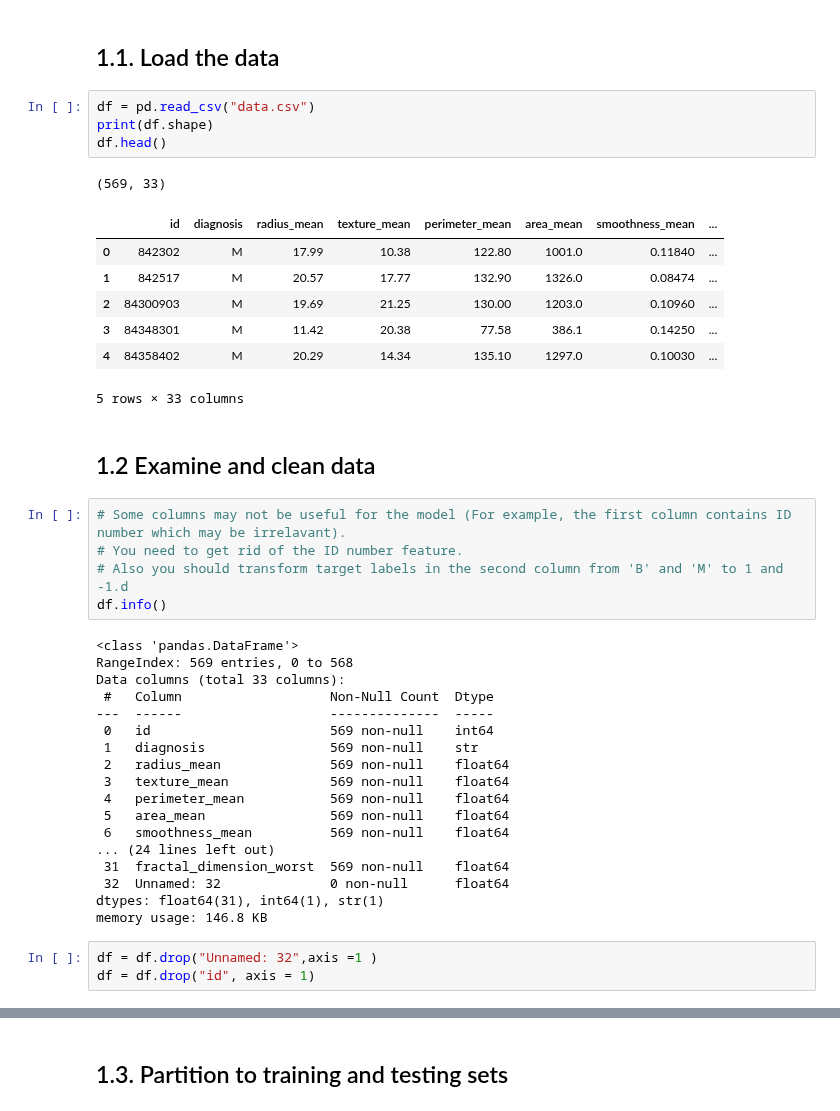
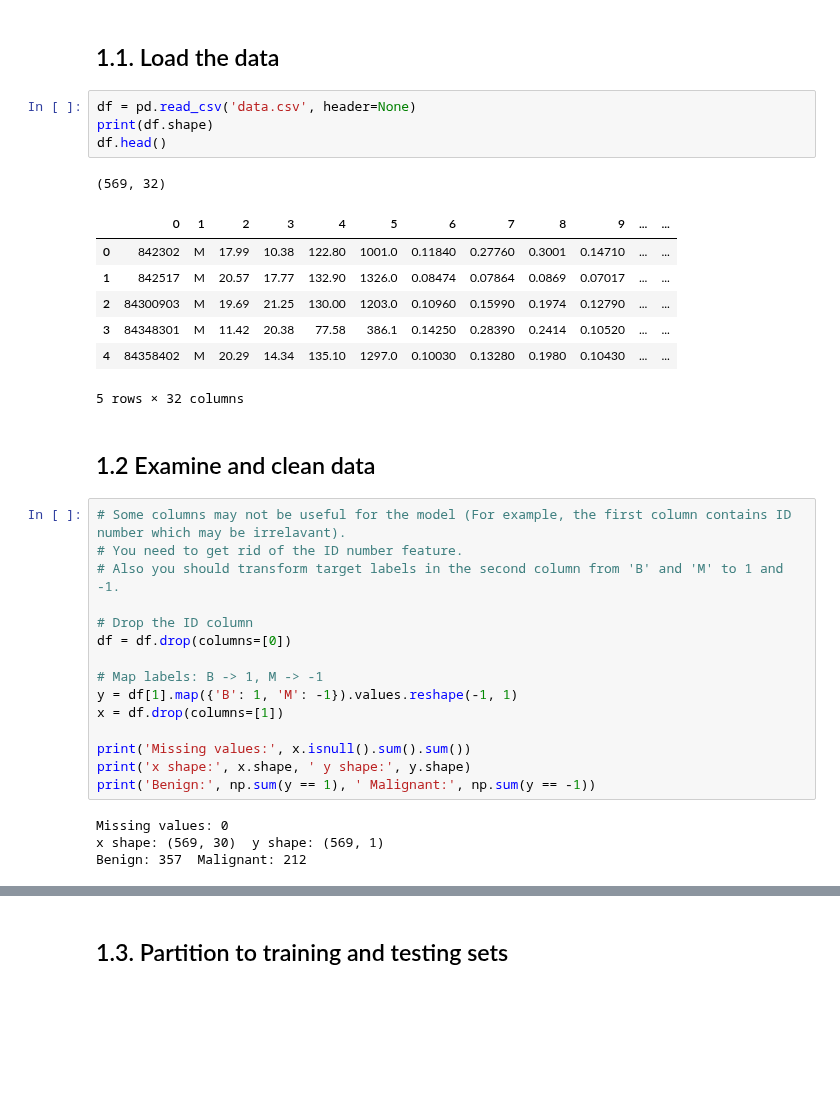
Before and after one commit to MandarBavdane/CS583-DL, a Jupyter notebook: Assignment_1/Logistic_Regression_with_Numpy-1_Solution.ipynb, the cells around one changed output, grey strips where cells are left out. Drawn from its saved outputs; the diff is of its cells as text; blank space fills up the shorter version.

Commit message:
data updated and working on Logistic Regression with Numpy

```diff
--- a/Assignment_1/Logistic_Regression_with_Numpy-1_Solution.ipynb
+++ b/Assignment_1/Logistic_Regression_with_Numpy-1_Solution.ipynb
@@ -37,43 +33,36 @@ from sklearn.model_selection import KFold
 # %% [markdown]
 ## 1.1. Load the data
 # %%
-df = pd.read_csv("data.csv")
+df = pd.read_csv('data.csv', header=None)
 print(df.shape)
 df.head()
 # %% [output]
-(569, 33)
+(569, 32)
-|  | id | diagnosis | radius_mean | texture_mean | perimeter_mean | area_mean | smoothness_mean | ... |
-| 0 | 842302 | M | 17.99 | 10.38 | 122.80 | 1001.0 | 0.11840 | ... |
-| 1 | 842517 | M | 20.57 | 17.77 | 132.90 | 1326.0 | 0.08474 | ... |
-| 2 | 84300903 | M | 19.69 | 21.25 | 130.00 | 1203.0 | 0.10960 | ... |
-| 3 | 84348301 | M | 11.42 | 20.38 | 77.58 | 386.1 | 0.14250 | ... |
-| 4 | 84358402 | M | 20.29 | 14.34 | 135.10 | 1297.0 | 0.10030 | ... |
+|  | 0 | 1 | 2 | 3 | 4 | 5 | 6 | 7 | 8 | 9 | ... | ... |
+| 0 | 842302 | M | 17.99 | 10.38 | 122.80 | 1001.0 | 0.11840 | 0.27760 | 0.3001 | 0.14710 | ... | ... |
+| 1 | 842517 | M | 20.57 | 17.77 | 132.90 | 1326.0 | 0.08474 | 0.07864 | 0.0869 | 0.07017 | ... | ... |
+| 2 | 84300903 | M | 19.69 | 21.25 | 130.00 | 1203.0 | 0.10960 | 0.15990 | 0.1974 | 0.12790 | ... | ... |
+| 3 | 84348301 | M | 11.42 | 20.38 | 77.58 | 386.1 | 0.14250 | 0.28390 | 0.2414 | 0.10520 | ... | ... |
+| 4 | 84358402 | M | 20.29 | 14.34 | 135.10 | 1297.0 | 0.10030 | 0.13280 | 0.1980 | 0.10430 | ... | ... |
-5 rows × 33 columns
+5 rows × 32 columns
 # %% [markdown]
 ## 1.2 Examine and clean data
 # %%
 # Some columns may not be useful for the model (For example, the first column contains ID number which may be irrelavant).
 # You need to get rid of the ID number feature.
-# Also you should transform target labels in the second column from 'B' and 'M' to 1 and -1.d
-df.info()
+# Also you should transform target labels in the second column from 'B' and 'M' to 1 and -1.
+
+# Drop the ID column
+df = df.drop(columns=[0])
+
+# Map labels: B -> 1, M -> -1
+y = df[1].map({'B': 1, 'M': -1}).values.reshape(-1, 1)
+x = df.drop(columns=[1])
+
+print('Missing values:', x.isnull().sum().sum())
+print('x shape:', x.shape, ' y shape:', y.shape)
+print('Benign:', np.sum(y == 1), ' Malignant:', np.sum(y == -1))
 # %% [output]
-<class 'pandas.DataFrame'>
-RangeIndex: 569 entries, 0 to 568
-Data columns (total 33 columns):
- #   Column                   Non-Null Count  Dtype
----  ------                   --------------  -----
- 0   id                       569 non-null    int64
- 1   diagnosis                569 non-null    str
- 2   radius_mean              569 non-null    float64
- 3   texture_mean             569 non-null    float64
- 4   perimeter_mean           569 non-null    float64
- 5   area_mean                569 non-null    float64
- 6   smoothness_mean          569 non-null    float64
-... (24 lines left out)
- 31  fractal_dimension_worst  569 non-null    float64
- 32  Unnamed: 32              0 non-null      float64
-dtypes: float64(31), int64(1), str(1)
-memory usage: 146.8 KB
+Missing values: 0
+x shape: (569, 30)  y shape: (569, 1)
+Benign: 357  Malignant: 212
-# %%
-df = df.drop("Unnamed: 32",axis =1 )
-df = df.drop("id", axis = 1)
```
Also changed, not shown: parts of 63 cells of this notebook, 2 other files.
